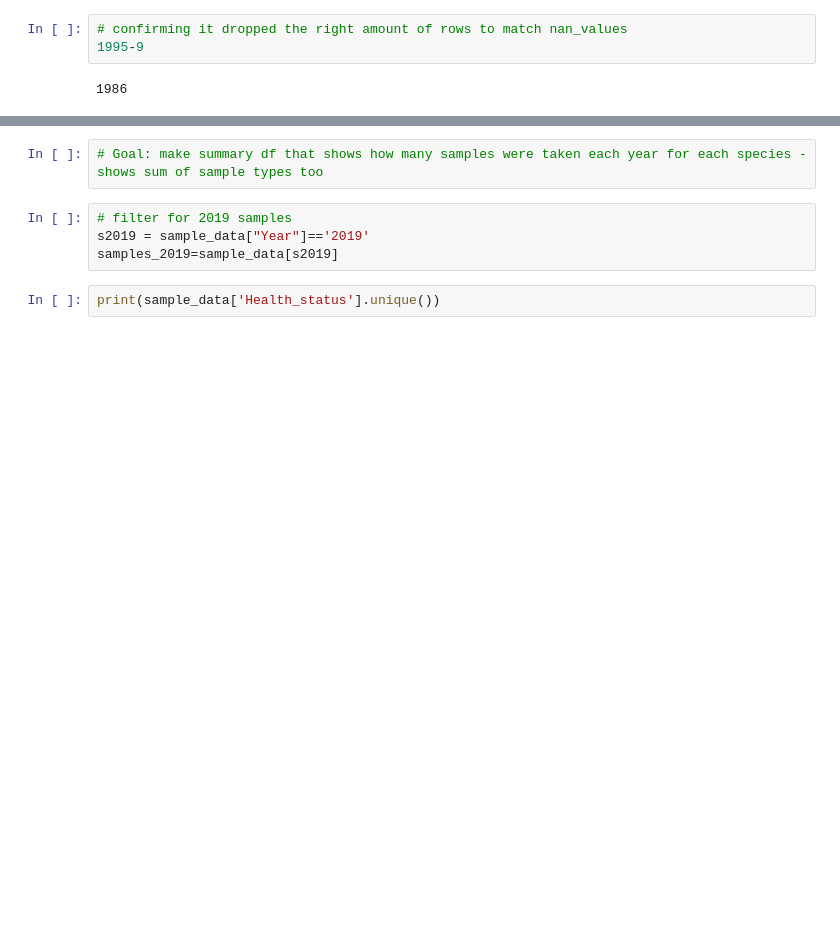
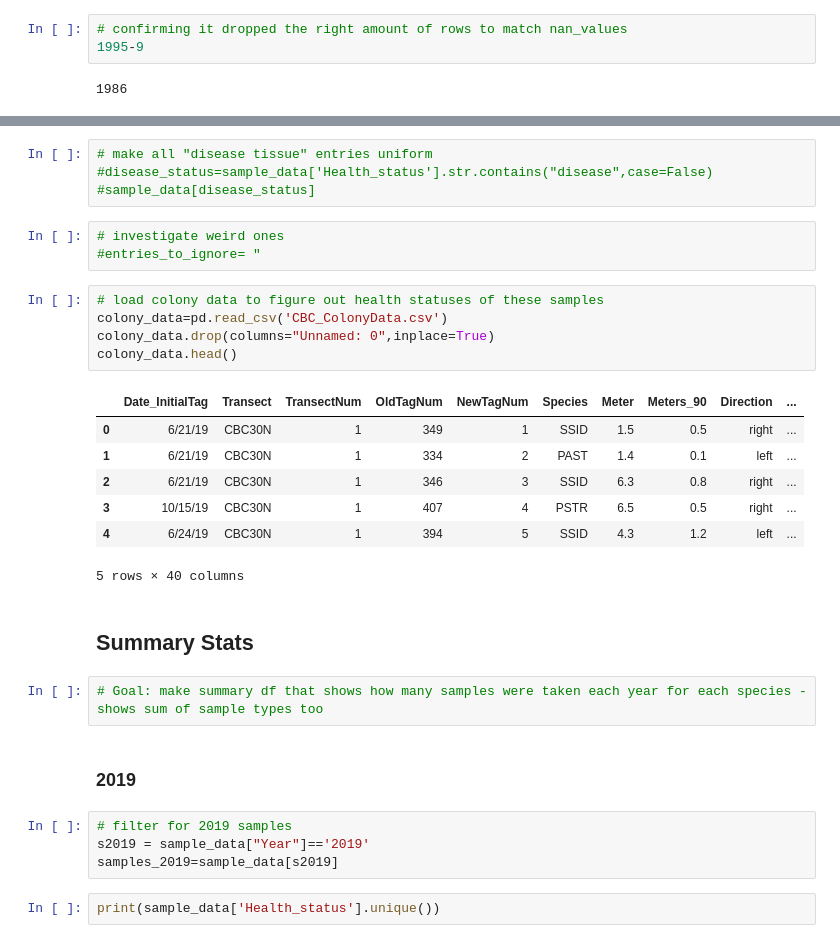
Before and after one commit to brookewicz/CBC_metagenomics, a Jupyter notebook: Demographics/SummaryStats.ipynb, the cells around one changed output, grey strips where cells are left out. Drawn from its saved outputs; the diff is of its cells as text; blank space fills up the shorter version.

```diff
--- a/Demographics/SummaryStats.ipynb
+++ b/Demographics/SummaryStats.ipynb
@@ -155,5 +205,29 @@ sample_data.loc[:,'Month']=pd.to_datetime(sample_data['Month'], format = '%m').d
+# %%
+# make all "disease tissue" entries uniform
+#disease_status=sample_data['Health_status'].str.contains("disease",case=False)
+#sample_data[disease_status]
+# %%
+# investigate weird ones
+#entries_to_ignore= "
+# %%
+# load colony data to figure out health statuses of these samples
+colony_data=pd.read_csv('CBC_ColonyData.csv')
+colony_data.drop(columns="Unnamed: 0",inplace=True)
+colony_data.head()
+# %% [output]
+|  | Date_InitialTag | Transect | TransectNum | OldTagNum | NewTagNum | Species | Meter | Meters_90 | Direction | ... |
+| 0 | 6/21/19 | CBC30N | 1 | 349 | 1 | SSID | 1.5 | 0.5 | right | ... |
+| 1 | 6/21/19 | CBC30N | 1 | 334 | 2 | PAST | 1.4 | 0.1 | left | ... |
+| 2 | 6/21/19 | CBC30N | 1 | 346 | 3 | SSID | 6.3 | 0.8 | right | ... |
+| 3 | 10/15/19 | CBC30N | 1 | 407 | 4 | PSTR | 6.5 | 0.5 | right | ... |
+| 4 | 6/24/19 | CBC30N | 1 | 394 | 5 | SSID | 4.3 | 1.2 | left | ... |
+5 rows × 40 columns
+# %% [markdown]
+## Summary Stats
 # %%
 # Goal: make summary df that shows how many samples were taken each year for each species - shows sum of sample types too
+# %% [markdown]
+### 2019
 # %%
 # filter for 2019 samples
 s2019 = sample_data["Year"]=='2019'
```
Also changed, not shown: parts of 18 cells of this notebook.
